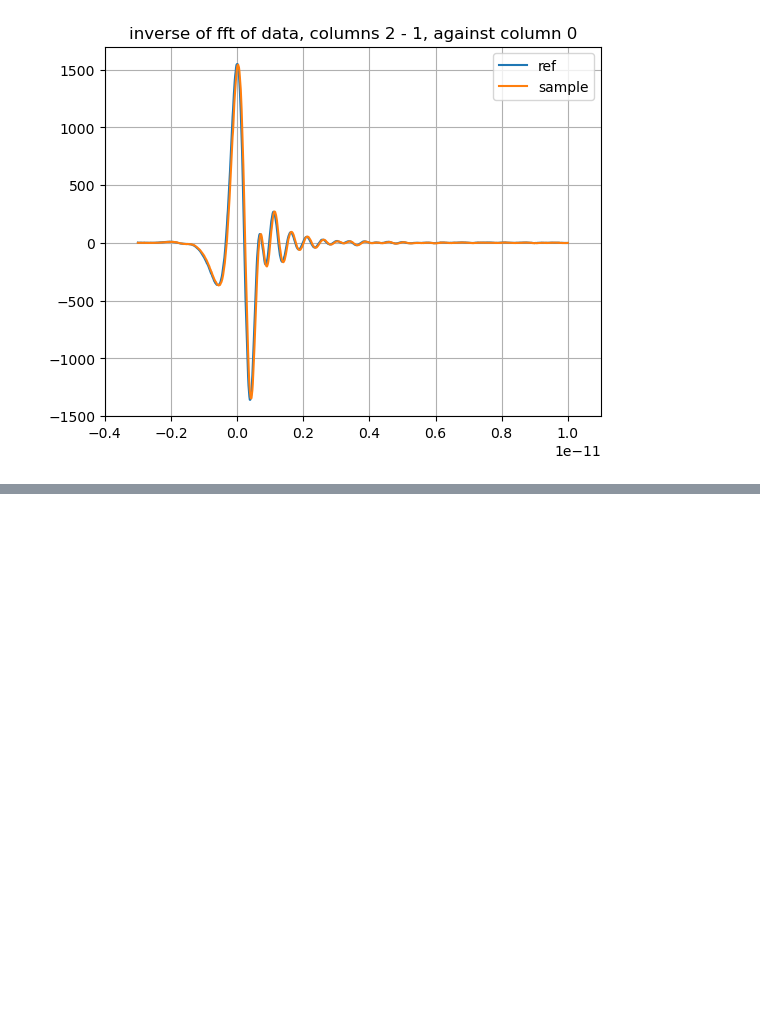
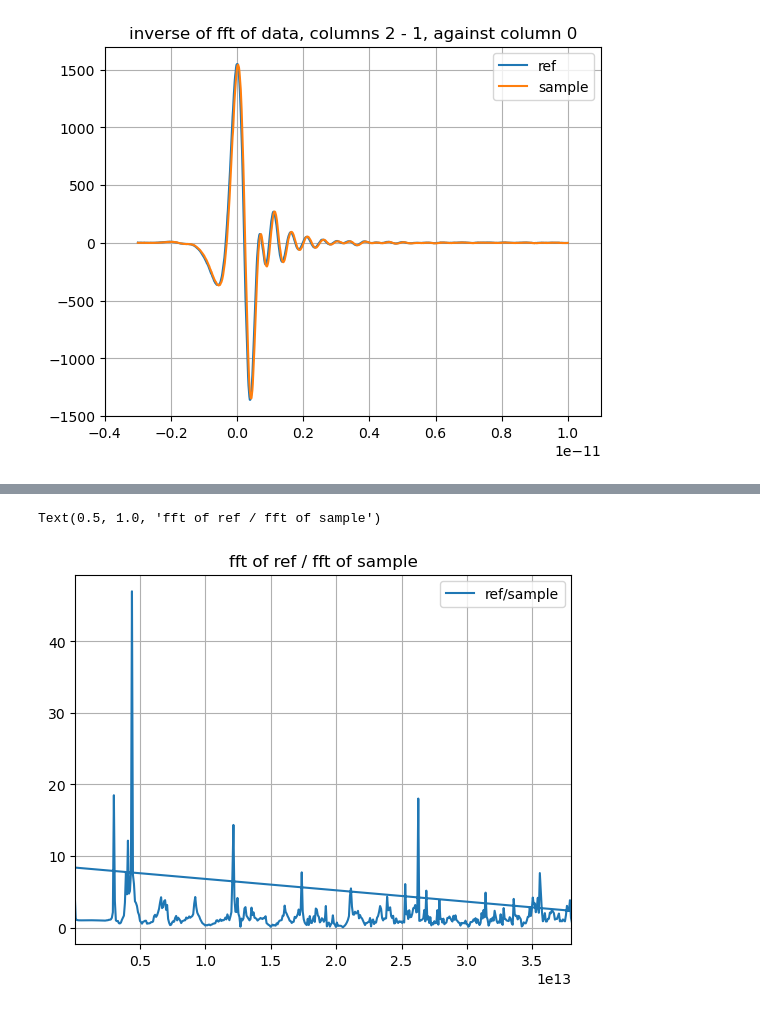
Before and after one commit to sebranchett/cheme-om-fft, a Jupyter notebook: remove_frequencies.ipynb, the cells around one changed output, grey strips where cells are left out. Saved outputs shown, nothing was run; the diff lists cells and outputs as text; code cells hidden in the pictures; blank space fills up the shorter version.

```diff
--- a/remove_frequencies.ipynb
+++ b/remove_frequencies.ipynb
@@ -40,0 +64,13 @@ Text(0.5, 1.0, 'inverse of fft of data, columns 2 - 1, against column 0')
+# %%
+ref_fft = fft(ref_2min1)
+sample_fft = fft(sample_2min1)
+plt.plot(xf, np.abs(ref_fft/sample_fft), label="ref/sample")
+plt.legend()
+plt.grid()
+plt.xlim((0.06e12, 3.8e13))
+# plt.xlim((0.2e12, 2.1e12))
+# plt.ylim((0, 61000))
+plt.title('fft of ref / fft of sample')
+# %% [output]
+Text(0.5, 1.0, 'fft of ref / fft of sample')
+[figure, added]
```
Also changed, not shown: parts of 5 cells of this notebook.
